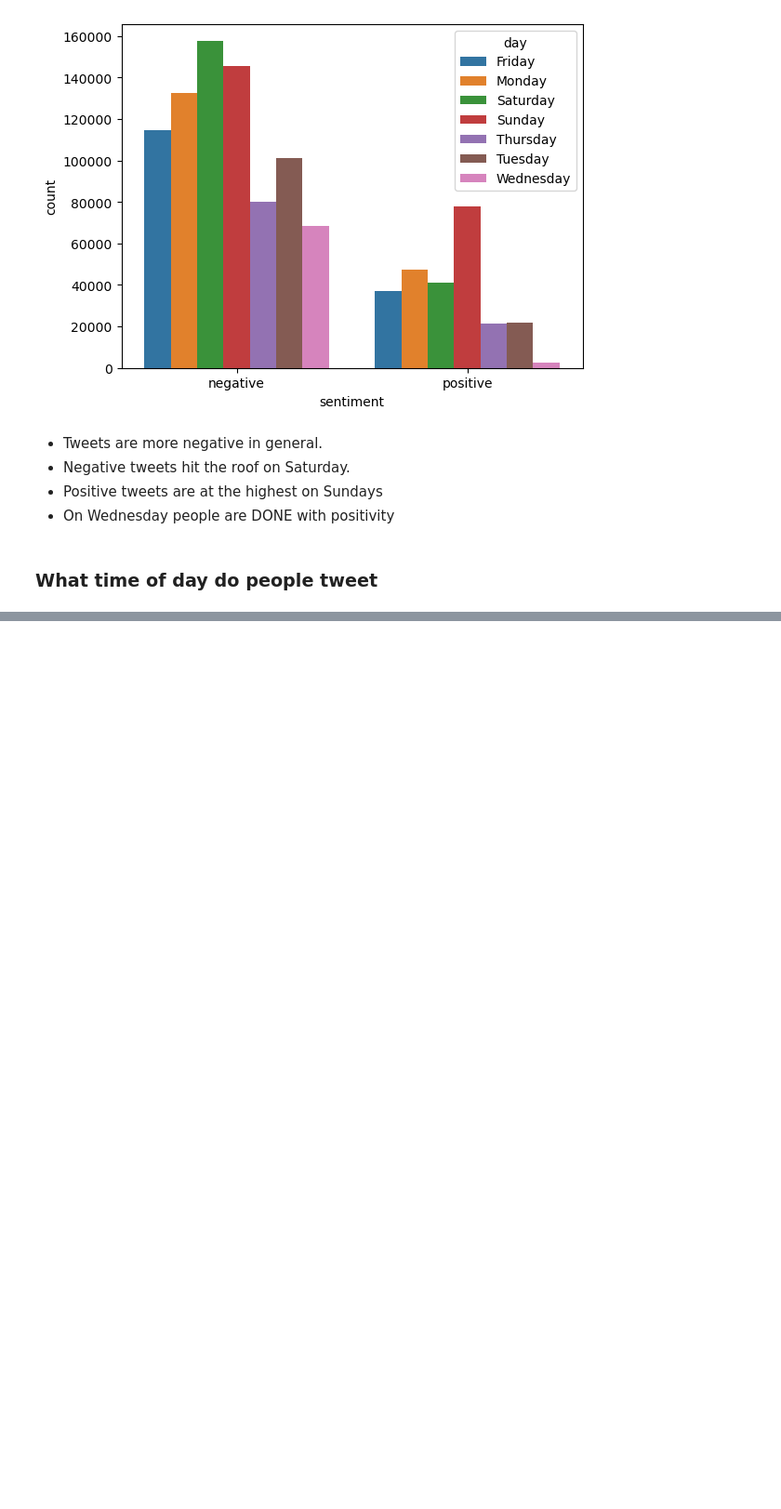
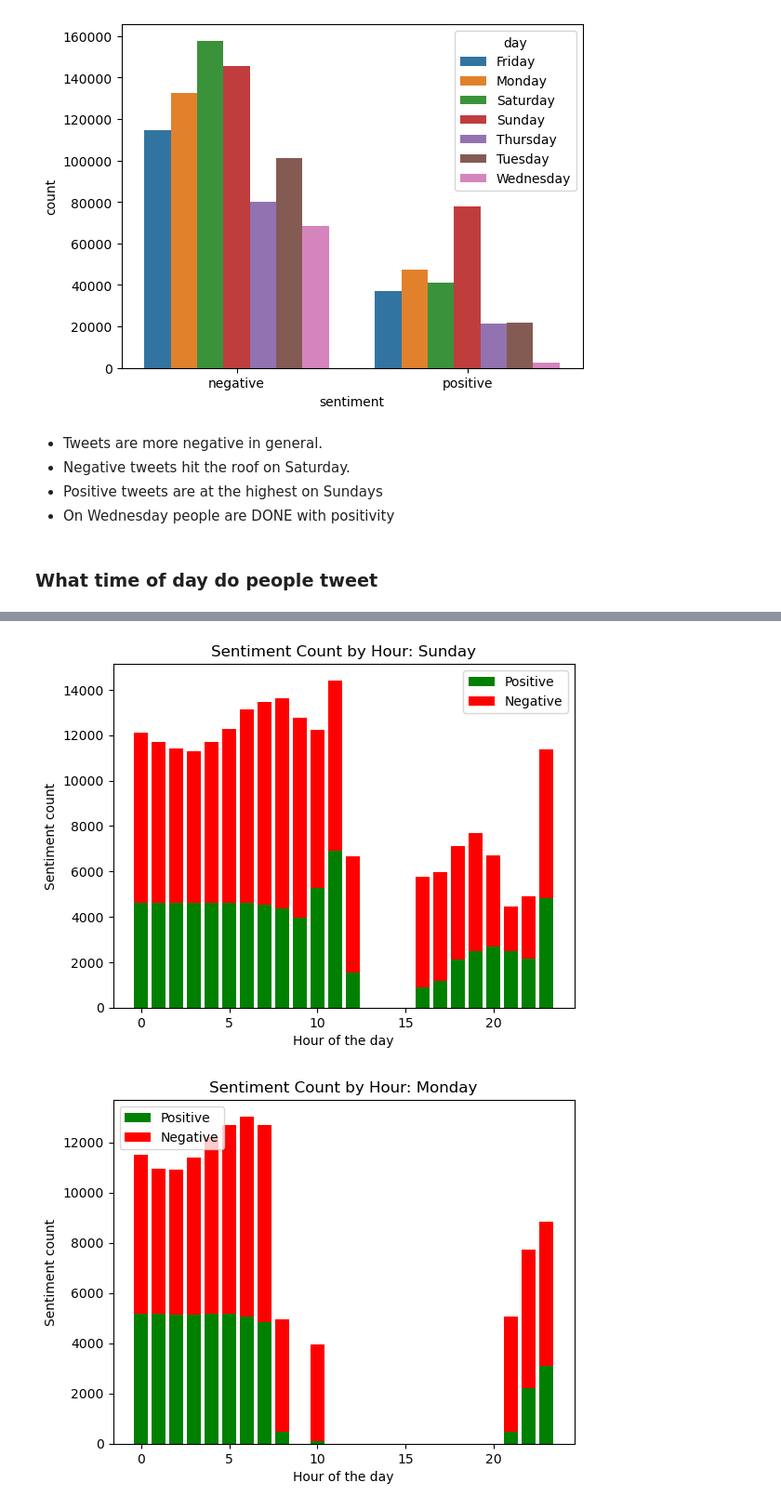
Before and after one commit to nechamab/sentiment_analysis, a Jupyter notebook: notebooks/time_series_emotions.ipynb, the cells around one changed output, grey strips where cells are left out. Shown: that part at 93% size. Drawn from its saved outputs; the diff is of its cells as text; code cells hidden in the pictures; blank space fills up the shorter version.

```diff
--- a/notebooks/time_series_emotions.ipynb
+++ b/notebooks/time_series_emotions.ipynb
@@ -82,0 +110,24 @@ plt.show()
+# %%
+def plot_day_sentiment_bar(day_of_week, day_name, data=days):
+    day = data.loc[f'{day_name}']
+    day['total_count'] = day['positive'] + day['negative']
+
+    # Create a stacked bar plot
+    fig, ax = plt.subplots()
+    ax.bar(day.index, day['positive'], label='Positive', color='green')
+    ax.bar(day.index, day['negative'], bottom=day['positive'], label='Negative', color='red')
+
+    # Set labels and title
+    plt.xlabel('Hour of the day')
+    plt.ylabel('Sentiment count')
+    plt.title(f'Sentiment Count by Hour: {day_name}')
+
+    plt.legend()
+    # Display the plot
+    plt.show()
+# %%
+for day in week:
+    plot_day_sentiment_bar(day_of_week, day)
+# %% [output]
+[figure, added]
+[figure, added]
```
Also changed, not shown: parts of 9 cells of this notebook, 4 other files.
